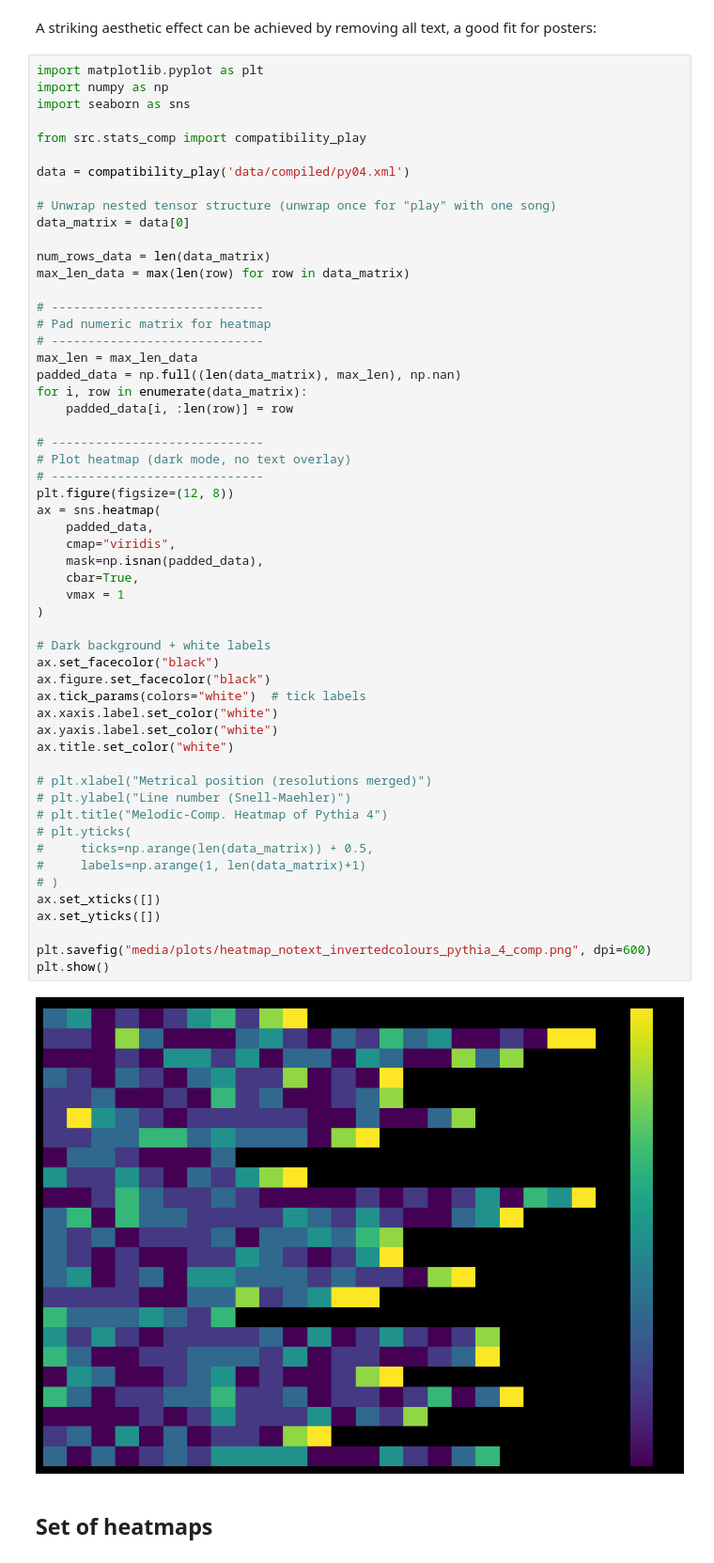
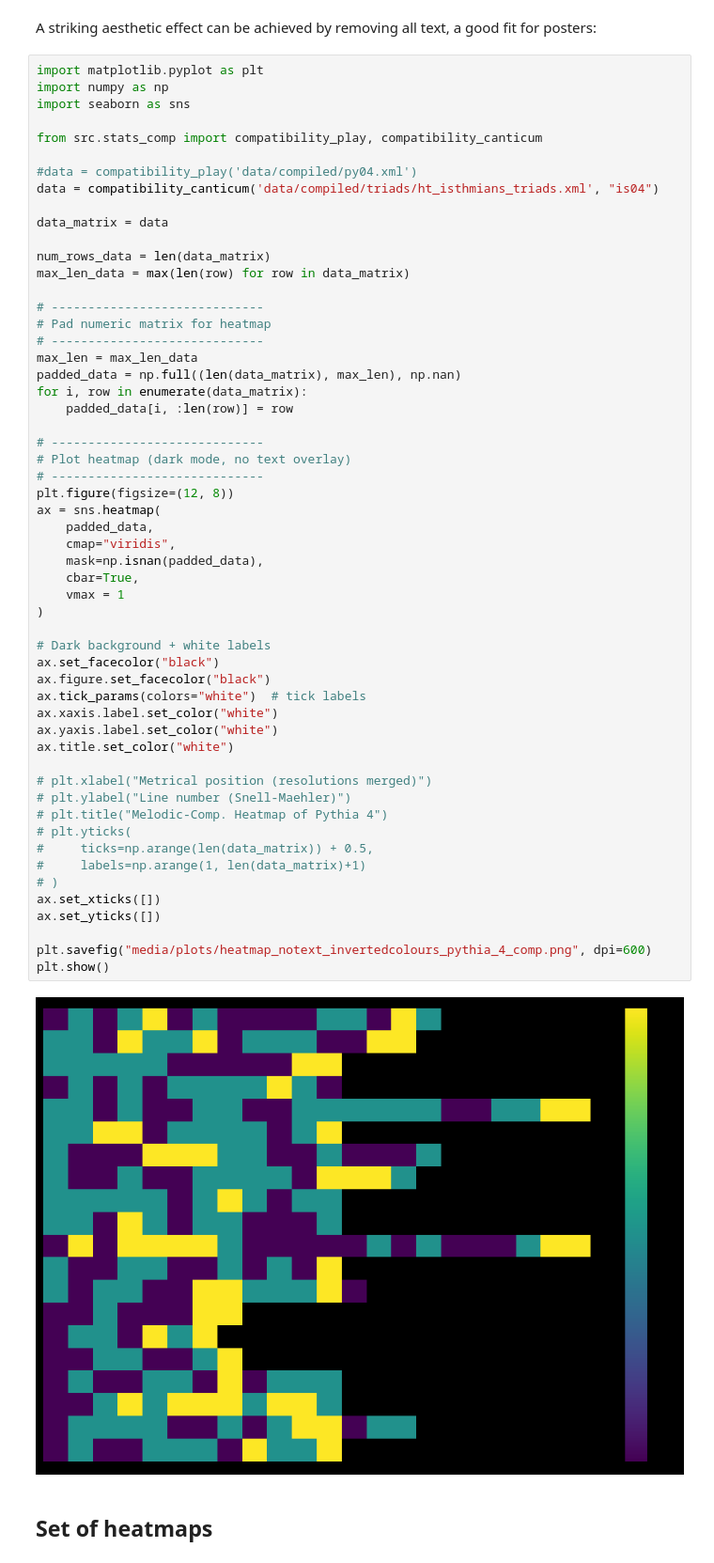
Before and after one commit to Urdatorn/responsio-accentuum, a Jupyter notebook: nb_results_comp.ipynb, the cells around one changed output. Shown at 94% size. Saved outputs shown, nothing was run; the diff lists cells and outputs as text.

Commit message:
new stable version of heatmap plotting

```diff
--- a/nb_results_comp.ipynb
+++ b/nb_results_comp.ipynb
@@ -192,12 +351,12 @@ import matplotlib.pyplot as plt
 import numpy as np
 import seaborn as sns
 
-from src.stats_comp import compatibility_play
+from src.stats_comp import compatibility_play, compatibility_canticum
 
-data = compatibility_play('data/compiled/py04.xml')
+#data = compatibility_play('data/compiled/py04.xml')
+data = compatibility_canticum('data/compiled/triads/ht_isthmians_triads.xml', "is04")
 
-# Unwrap nested tensor structure (unwrap once for "play" with one song)
-data_matrix = data[0]
+data_matrix = data
 
 num_rows_data = len(data_matrix)
 max_len_data = max(len(row) for row in data_matrix)
@@ -216,33 +375,33 @@ for i, row in enumerate(data_matrix):
 plt.figure(figsize=(12, 8))
 ax = sns.heatmap(
     padded_data,
     cmap="viridis",
     mask=np.isnan(padded_data),
     cbar=True,
     vmax = 1
 )
 
 # Dark background + white labels
 ax.set_facecolor("black")
 ax.figure.set_facecolor("black")
 ax.tick_params(colors="white")  # tick labels
 ax.xaxis.label.set_color("white")
 ax.yaxis.label.set_color("white")
 ax.title.set_color("white")
 
 # plt.xlabel("Metrical position (resolutions merged)")
 # plt.ylabel("Line number (Snell-Maehler)")
 # plt.title("Melodic-Comp. Heatmap of Pythia 4")
 # plt.yticks(
 #     ticks=np.arange(len(data_matrix)) + 0.5,
 #     labels=np.arange(1, len(data_matrix)+1)
 # )
 ax.set_xticks([])
 ax.set_yticks([])
 
 plt.savefig("media/plots/heatmap_notext_invertedcolours_pythia_4_comp.png", dpi=600)
 plt.show()
 # %% [output]
-[figure, old version]
+[figure, new version]
 # %% [markdown]
 ## Set of heatmaps
```
Also changed, not shown: parts of 14 cells of this notebook, 4 other files.
